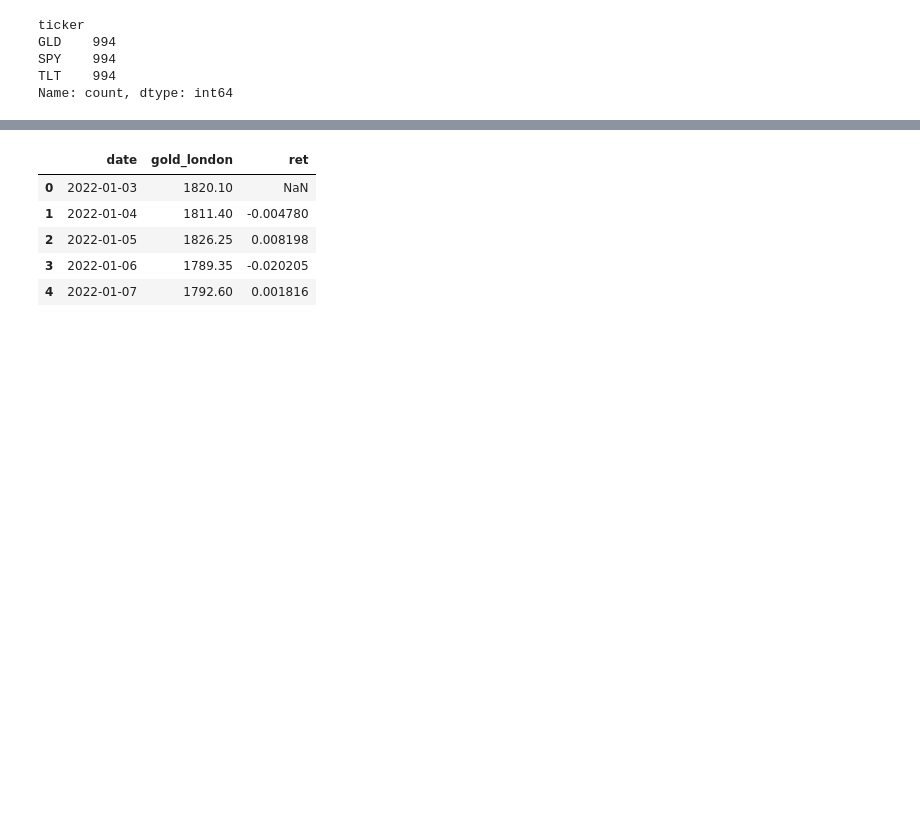
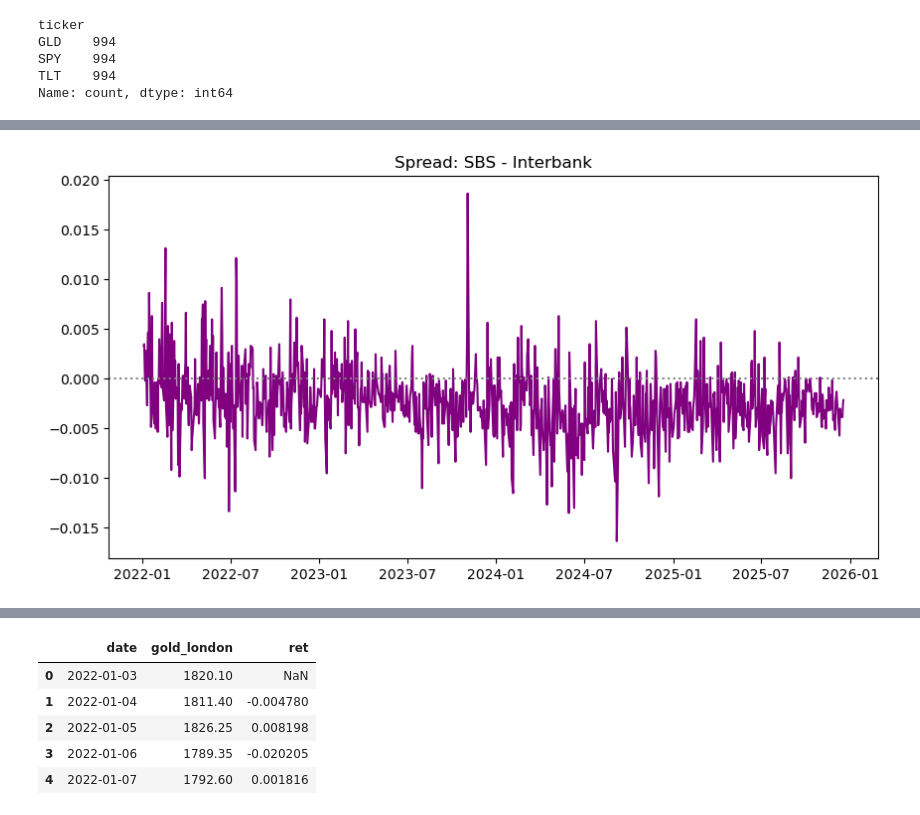
Before and after one commit to anzonyquispe/Python-for-Finance, a Jupyter notebook: homeworks/Assignment_3/group_5_ass_3_2026/group_5_ass_3_2026_part_2.ipynb, the cells around one changed output, grey strips where cells are left out. Drawn from its saved outputs; the diff is of its cells as text; code cells hidden in the pictures; blank space fills up the shorter version.

```diff
--- a/homeworks/Assignment_3/group_5_ass_3_2026/group_5_ass_3_2026_part_2.ipynb
+++ b/homeworks/Assignment_3/group_5_ass_3_2026/group_5_ass_3_2026_part_2.ipynb
@@ -362,0 +388,10 @@ Name: count, dtype: int64
+# %%
+# 4. Se crea la serie spread como la diferencia entre el precio de compra de SBS y el precio de compra de Interbank y se gráfican estos valores
+spread = fx_data['fx_sbs_buy'] - fx_data['fx_interbank_buy']
+fig, ax = plt.subplots(figsize=(10, 5))
+ax.plot(spread.index, spread, color='purple', label='Spread')
+ax.set_title('Spread: SBS - Interbank')
+ax.axhline(0, color='gray', linestyle=':')
+plt.show()
+# %% [output]
+[figure, added]
```
Also changed, not shown: parts of 39 cells of this notebook, 1 other file.
